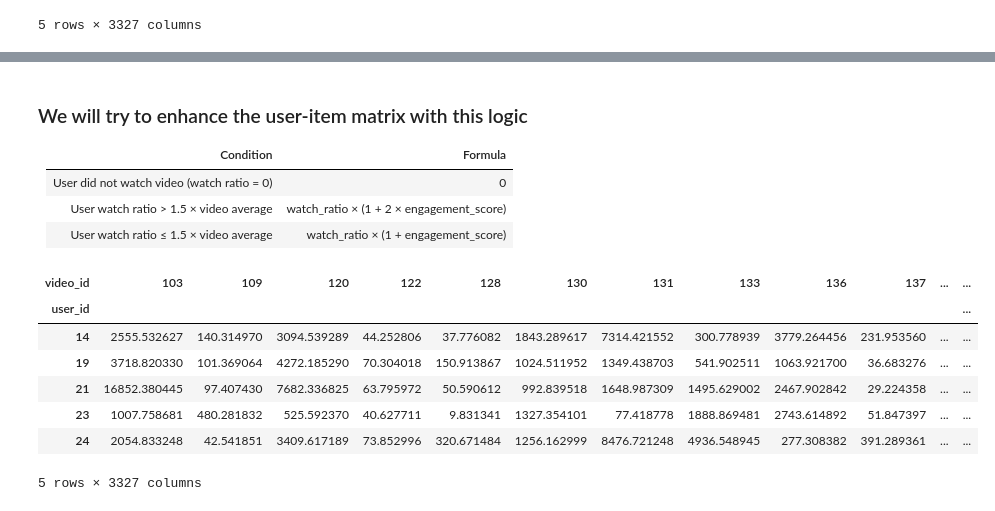
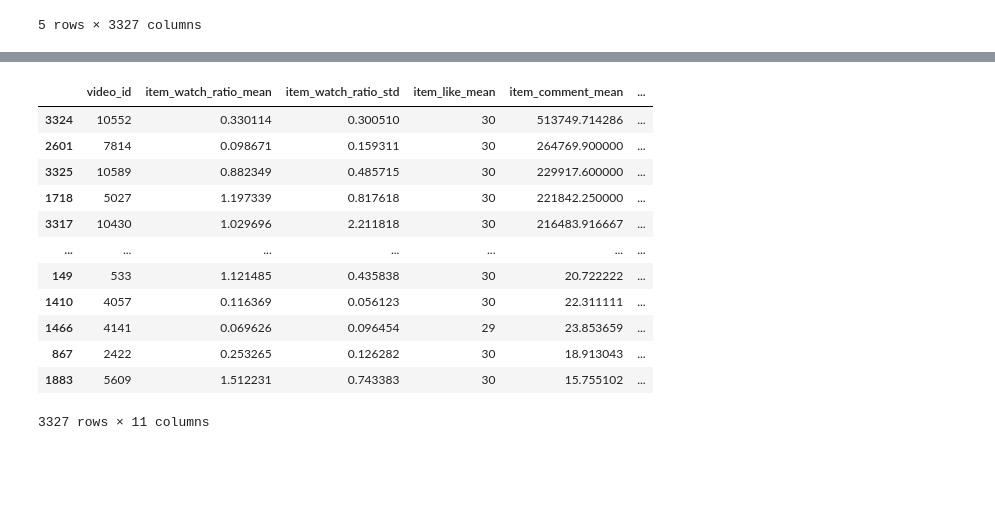
Before and after one commit to aygoun/FinalProject_2025_Armand_BLIN, a Jupyter notebook: notebooks/02_finding_feature_eng.ipynb, the cells around one changed output, grey strips where cells are left out. Drawn from its saved outputs; the diff is of its cells as text; code cells hidden in the pictures; blank space fills up the shorter version.

```diff
--- a/notebooks/02_finding_feature_eng.ipynb
+++ b/notebooks/02_finding_feature_eng.ipynb
@@ -53,7 +68,7 @@ user_agg = user_agg.reset_index()
 # Item-level aggregates
 item_agg = merged.groupby("video_id").agg(
     {
-        "watch_ratio": ["mean", "std"],
+        "watch_ratio": ["mean", "std", "count"],
         "like_cnt": "mean",
         "comment_cnt": "mean",
         "share_cnt": "mean",
@@ -65,6 +80,7 @@ item_agg.columns = [
     "item_like_mean",
     "item_comment_mean",
     "item_share_mean",
+    "item_watch_ratio_count",
 ]
 item_agg = item_agg.reset_index()
 
@@ -110,12 +126,16 @@ Where:
 # LET'S CREATE A ENGAGEMENT SCORE
 
 # Formula between watch ratio, like ratio, comment ratio, and share ratio
+w1, w2, w3, w4, w5 = 0.30, 0.10, 0.25, 0.15, 0.20  # Weights
 item_agg["engagement_score"] = (
-    item_agg["item_watch_ratio_mean"] * 0.4
-    + item_agg["item_like_mean"] * 0.3
-    + item_agg["item_comment_mean"] * 0.2
-    + item_agg["item_share_mean"] * 0.1
-    - item_agg["item_watch_ratio_std"] * 0.5
+    w1 * item_agg["item_watch_ratio_mean"]
+    + w2
+    * (
+        item_agg["item_watch_ratio_std"] + 0.01
+    )  # Add small constant to avoid zero values
+    + w3 * item_agg["item_like_mean"]
+    + w4 * item_agg["item_comment_mean"]
+    + w5 * item_agg["item_share_mean"]
 )
 
 # Sort by engagement score
@@ -131,39 +151,31 @@ display(item_agg.head())
-# %% [markdown]
-### We will try to enhance the user-item matrix with this logic
-
-
-| Condition                              | Formula                                      |
-|----------------------------------------|----------------------------------------------|
-| User did not watch video (watch ratio = 0) | 0                                            |
-| User watch ratio > 1.5 × video average | watch_ratio × (1 + 2 × engagement_score)     |
-| User watch ratio ≤ 1.5 × video average | watch_ratio × (1 + engagement_score)         |
 # %%
-engagement_scores = item_agg['engagement_score']
-avg_watch_ratio = item_agg['item_watch_ratio_mean']
-enhanced_matrix = user_item_matrix.copy()
-for video_id in enhanced_matrix.columns:
-    engagement_score = engagement_scores.get(video_id, 0)
-    avg_ratio = avg_watch_ratio.get(video_id, 0)
-    if engagement_score is not None and avg_ratio is not None:
-        def boost_score(watch_ratio):
-            if watch_ratio == 0:
-                return 0
-            elif watch_ratio > 1.5 * avg_ratio:
-                return watch_ratio * (1 + 2 * engagement_score)
-            else:
-                return watch_ratio * (1 + engagement_score)
-        enhanced_matrix[video_id] = enhanced_matrix[video_id].apply(boost_score)
+# Normalize engagement score
+item_agg["engagement_score"] = (
+    item_agg["engagement_score"] - item_agg["engagement_score"].min()
+) / (
+    item_agg["engagement_score"].max() - item_agg["engagement_score"].min() + 1e-10
+)
 
-display(enhanced_matrix.head())
+# Create a hybrid score (engagement + popularity)
+item_agg["hybrid_score"] = (
+    0.7 * item_agg["engagement_score"] + 0.3 * item_agg["popularity_score"]
+)
 
-# Save the enhanced matrix to a CSV file
-enhanced_matrix.to_csv('../data/test/enhanced_user_item_matrix.csv', index=True)
+display(item_agg)
+
+# Save the item_agg dataframe to a CSV file
+item_agg.to_csv("../data/test/item_agg.csv", index=False)
 # %% [output]
-| video_id | 103 | 109 | 120 | 122 | 128 | 130 | 131 | 133 | 136 | 137 | ... | ... |
-| user_id |  |  |  |  |  |  |  |  |  |  |  | ... |
-| 14 | 2555.532627 | 140.314970 | 3094.539289 | 44.252806 | 37.776082 | 1843.289617 | 7314.421552 | 300.778939 | 3779.264456 | 231.953560 | ... | ... |
-| 19 | 3718.820330 | 101.369064 | 4272.185290 | 70.304018 | 150.913867 | 1024.511952 | 1349.438703 | 541.902511 | 1063.921700 | 36.683276 | ... | ... |
-| 21 | 16852.380445 | 97.407430 | 7682.336825 | 63.795972 | 50.590612 | 992.839518 | 1648.987309 | 1495.629002 | 2467.902842 | 29.224358 | ... | ... |
-| 23 | 1007.758681 | 480.281832 | 525.592370 | 40.627711 | 9.831341 | 1327.354101 | 77.418778 | 1888.869481 | 2743.614892 | 51.847397 | ... | ... |
-| 24 | 2054.833248 | 42.541851 | 3409.617189 | 73.852996 | 320.671484 | 1256.162999 | 8476.721248 | 4936.548945 | 277.308382 | 391.289361 | ... | ... |
+|  | video_id | item_watch_ratio_mean | item_watch_ratio_std | item_like_mean | item_comment_mean | ... |
+| 3324 | 10552 | 0.330114 | 0.300510 | 30 | 513749.714286 | ... |
+| 2601 | 7814 | 0.098671 | 0.159311 | 30 | 264769.900000 | ... |
+| 3325 | 10589 | 0.882349 | 0.485715 | 30 | 229917.600000 | ... |
+| 1718 | 5027 | 1.197339 | 0.817618 | 30 | 221842.250000 | ... |
+| 3317 | 10430 | 1.029696 | 2.211818 | 30 | 216483.916667 | ... |
+| ... | ... | ... | ... | ... | ... | ... |
+| 149 | 533 | 1.121485 | 0.435838 | 30 | 20.722222 | ... |
+| 1410 | 4057 | 0.116369 | 0.056123 | 30 | 22.311111 | ... |
+| 1466 | 4141 | 0.069626 | 0.096454 | 29 | 23.853659 | ... |
+| 867 | 2422 | 0.253265 | 0.126282 | 30 | 18.913043 | ... |
+| 1883 | 5609 | 1.512231 | 0.743383 | 30 | 15.755102 | ... |
-5 rows × 3327 columns
+3327 rows × 11 columns
```
Also changed, not shown: parts of 8 cells of this notebook, 9 other files.
